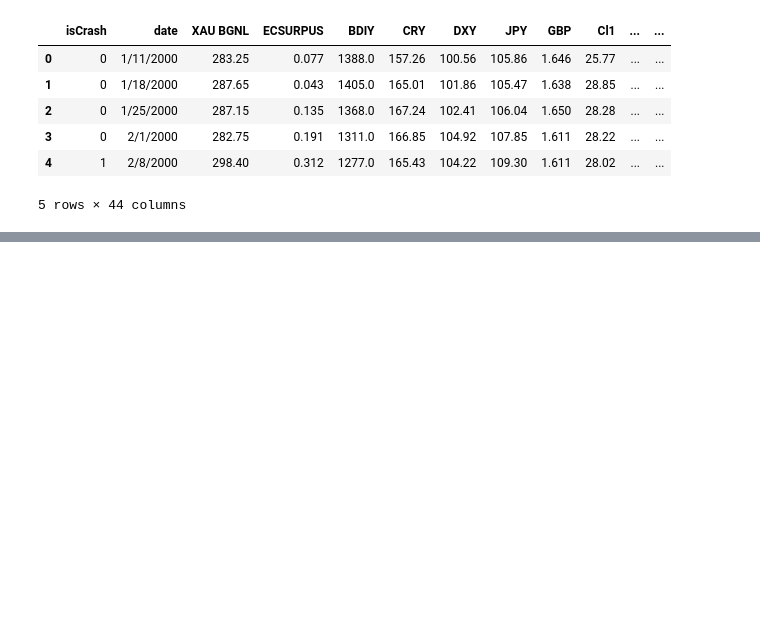
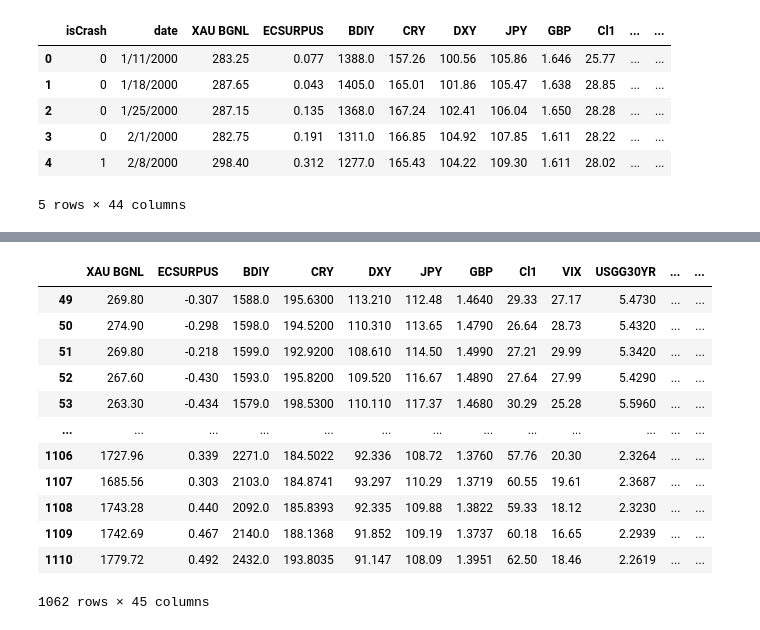
Before and after one commit to purohitamann/market-anomaly-detection, a Jupyter notebook: model_training.ipynb, the cells around one changed output, grey strips where cells are left out. Saved outputs shown, nothing was run; the diff lists cells and outputs as text; code cells hidden in the pictures; blank space fills up the shorter version.

```diff
--- a/model_training.ipynb
+++ b/model_training.ipynb
@@ -68,0 +144,2 @@ df.head()
+# %%
+df['VIX_dev'] = df['VIX'] - df['VIX_MA_50']
@@ -68,0 +165,27 @@ df.head()
+# %%
+
+target = df['isCrash']
+feature = df.drop('isCrash', axis=1)
+# %%
+feature['date'] = pd.to_datetime(feature['date'])
+feature['Date_numeric'] = feature['date'].map(pd.Timestamp.toordinal)
+feature = feature.drop('date', axis=1)
+# %%
+
+feature.drop('VIX_MA_50',axis=1)
+feature.drop('VIX_dev',axis=1)
+feature.dropna()
+# %% [output]
+|  | XAU BGNL | ECSURPUS | BDIY | CRY | DXY | JPY | GBP | Cl1 | VIX | USGG30YR | ... | ... |
+| 49 | 269.80 | -0.307 | 1588.0 | 195.6300 | 113.210 | 112.48 | 1.4640 | 29.33 | 27.17 | 5.4730 | ... | ... |
+| 50 | 274.90 | -0.298 | 1598.0 | 194.5200 | 110.310 | 113.65 | 1.4790 | 26.64 | 28.73 | 5.4320 | ... | ... |
+| 51 | 269.80 | -0.218 | 1599.0 | 192.9200 | 108.610 | 114.50 | 1.4990 | 27.21 | 29.99 | 5.3420 | ... | ... |
+| 52 | 267.60 | -0.430 | 1593.0 | 195.8200 | 109.520 | 116.67 | 1.4890 | 27.64 | 27.99 | 5.4290 | ... | ... |
+| 53 | 263.30 | -0.434 | 1579.0 | 198.5300 | 110.110 | 117.37 | 1.4680 | 30.29 | 25.28 | 5.5960 | ... | ... |
+| ... | ... | ... | ... | ... | ... | ... | ... | ... | ... | ... | ... | ... |
+| 1106 | 1727.96 | 0.339 | 2271.0 | 184.5022 | 92.336 | 108.72 | 1.3760 | 57.76 | 20.30 | 2.3264 | ... | ... |
+| 1107 | 1685.56 | 0.303 | 2103.0 | 184.8741 | 93.297 | 110.29 | 1.3719 | 60.55 | 19.61 | 2.3687 | ... | ... |
+| 1108 | 1743.28 | 0.440 | 2092.0 | 185.8393 | 92.335 | 109.88 | 1.3822 | 59.33 | 18.12 | 2.3230 | ... | ... |
+| 1109 | 1742.69 | 0.467 | 2140.0 | 188.1368 | 91.852 | 109.19 | 1.3737 | 60.18 | 16.65 | 2.2939 | ... | ... |
+| 1110 | 1779.72 | 0.492 | 2432.0 | 193.8035 | 91.147 | 108.09 | 1.3951 | 62.50 | 18.46 | 2.2619 | ... | ... |
+1062 rows × 45 columns
```
Also changed, not shown: parts of 22 cells of this notebook.
